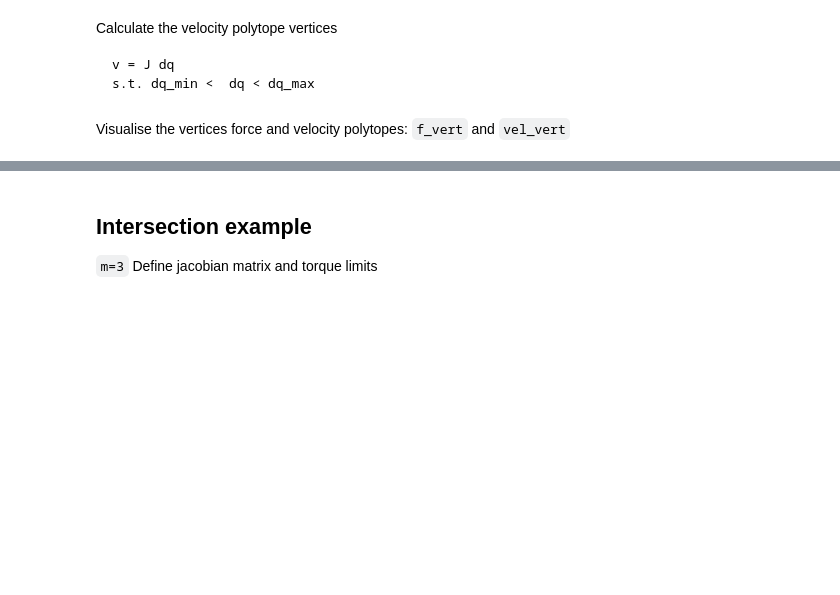
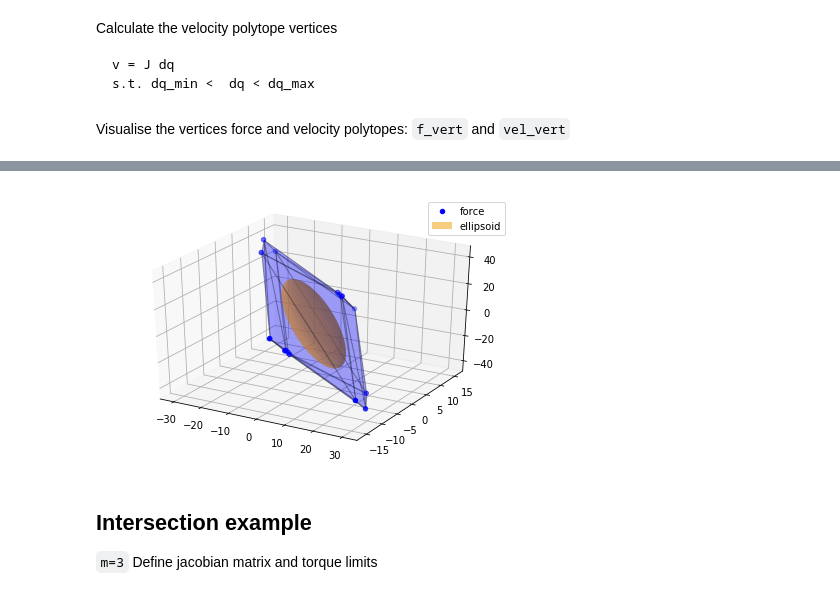
Before and after one commit to auctus-team/pycapacity, a Jupyter notebook: demo_notebook.ipynb, the cells around one changed output, grey strips where cells are left out. Drawn from its saved outputs; the diff is of its cells as text; code cells hidden in the pictures; blank space fills up the shorter version.

```diff
--- a/demo_notebook.ipynb
+++ b/demo_notebook.ipynb
@@ -230,3 +224,20 @@ plt.show()
+# %%
+S,U = capacity.force_ellipsoid(J, t_max)
+# %%
+fig = plt.figure(2)
+
+# plot polygones
+ax = plot_polytope_faces(plt=plt, faces=faces_force, face_color='blue', edge_color='black',alpha=0.2)
+plot_polytope_vertex(ax=ax, vertex=f_vert,label='force',color='blue')
+
+# plot ellipsoid
+plot_ellipsoid(S, U, ax=ax, label='ellipsoid', color='orange',alpha=0.5)
+
+plt.tight_layout()
+plt.legend()
+plt.show()
+# %% [output]
+[figure, added]
 # %% [markdown]
 ## Intersection example
 `m=3`
```
Also changed, not shown: parts of 9 cells of this notebook, 8 other files.
